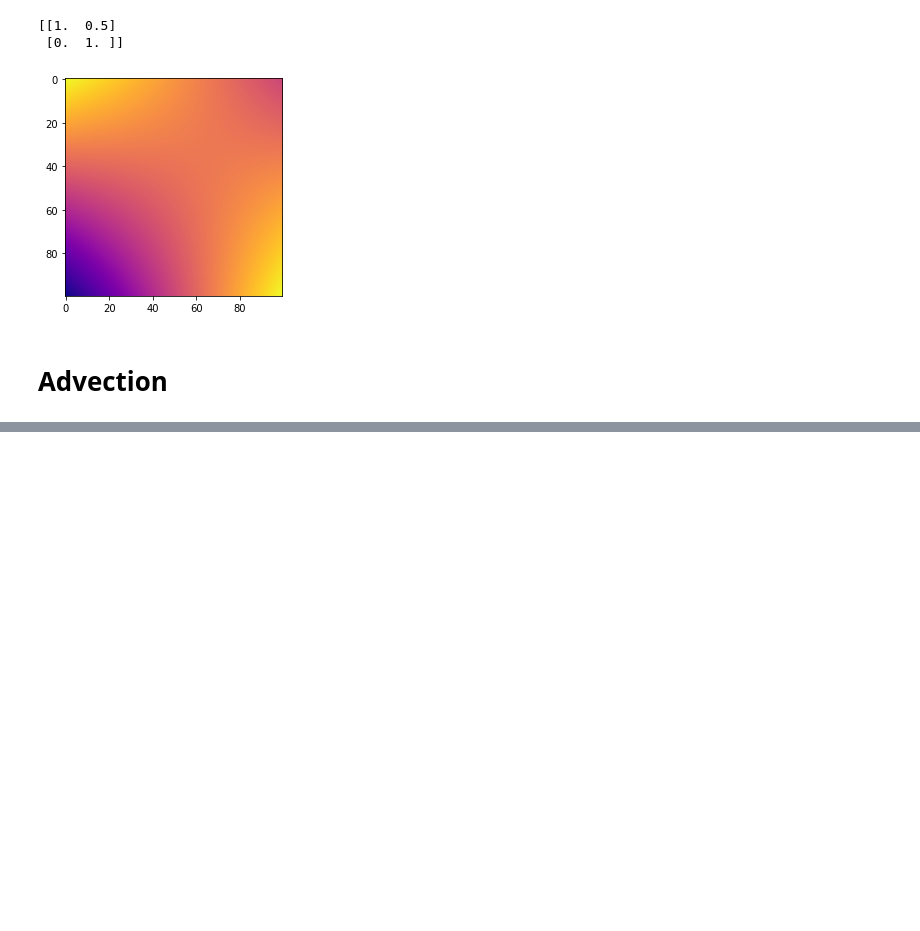
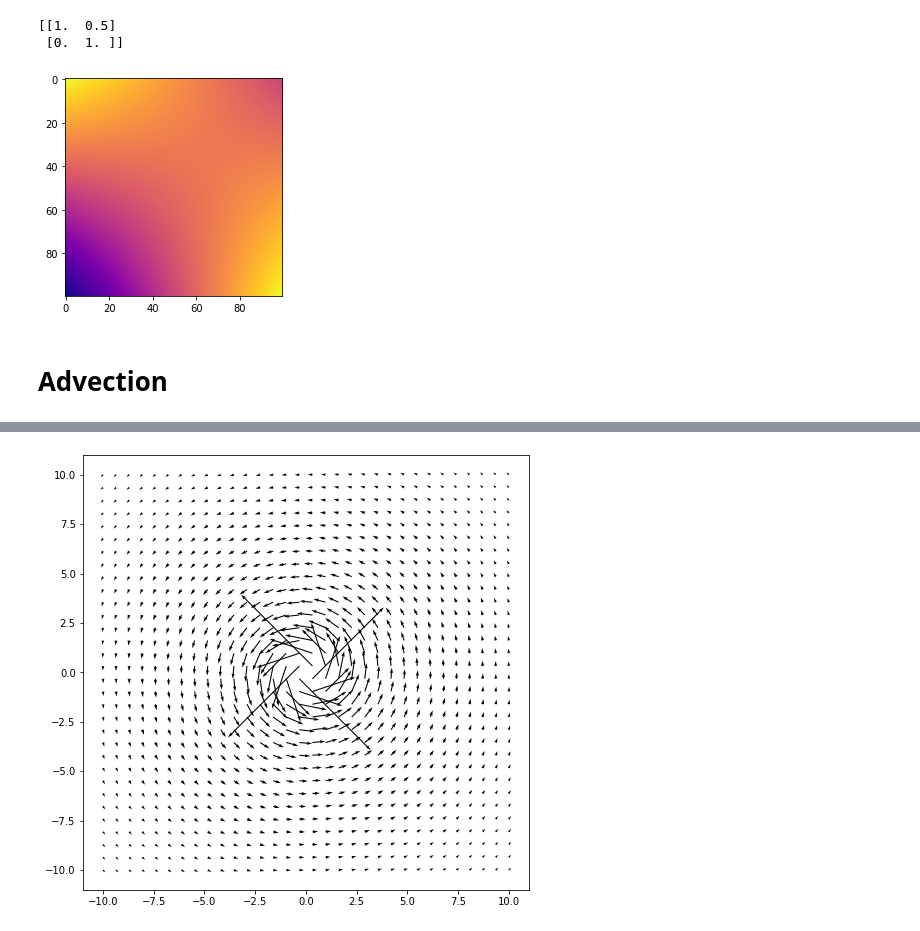
Before and after one commit to Victorlouisdg/simulators, a Jupyter notebook: fluid_2d.ipynb, the cells around one changed output, grey strips where cells are left out. Saved outputs shown, nothing was run; the diff lists cells and outputs as text; code cells hidden in the pictures; blank space fills up the shorter version.

```diff
--- a/fluid_2d.ipynb
+++ b/fluid_2d.ipynb
@@ -251,0 +278,15 @@ animate_image_list(advection_history)
+# %%
+# Defining variables
+plt.figure(figsize=(8,8))
+
+x = np.linspace(-10,10, n)
+y = np.linspace(-10,10, n)
+X,Y = np.meshgrid(x,y)
+
+# Vector field
+vx = -Y/(X**2 + Y**2)
+vy = X/(X**2 + Y**2)
+
+plt.quiver(X, Y,vx,vy);
+# %% [output]
+[figure, added]
```
Also changed, not shown: parts of 6 cells of this notebook.
